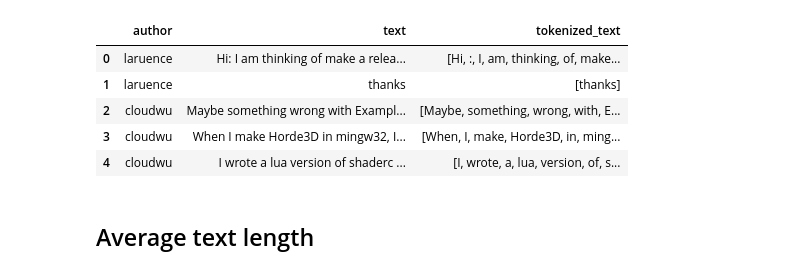
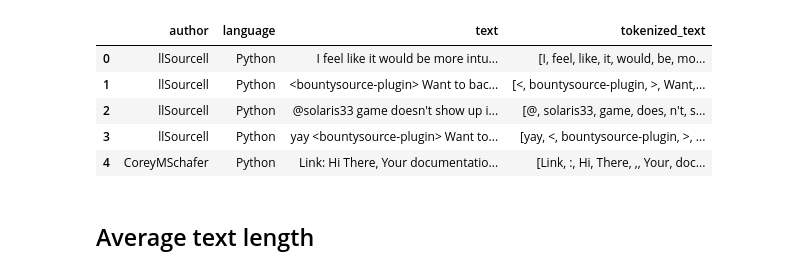
Before and after one commit to shilangyu/NLP-language-complexity, a Jupyter notebook: analysis/basic_data_analysis.ipynb, the cells around one changed output. Cells and saved outputs as stored; diff of their text form; code cells hidden in the pictures.

Commit message:
Refactor notebook to a single dataframe

```diff
--- a/analysis/basic_data_analysis.ipynb
+++ b/analysis/basic_data_analysis.ipynb
@@ -23,0 +1,27 @@ df_C.head()
+# %%
+import pandas as pd
+from matplotlib import pyplot as plt
+import numpy as np
+from pathlib import Path
+import os
+import nltk
+from nltk import word_tokenize
+from tqdm.auto import tqdm
+import shutil
+
+dataset_path = Path('issues.csv.gz')
+
+# download dataset if not already present
+if not dataset_path.exists():
+    import requests
+
+    with requests.get('https://vps-cd52fe2c.vps.ovh.net/nlp/issues.csv.gz', stream=True) as r:
+        content_length = int(r.headers.get("Content-Length"))
+
+        with tqdm.wrapattr(r.raw, 'read', total=content_length, desc='Downloading dataset') as raw:
+            with open(dataset_path, 'wb') as f:
+                shutil.copyfileobj(raw, f)
+
+
+df = pd.read_csv(dataset_path)
+LANGUAGES = df['language'].unique()
@@ -24,10 +44,10 @@ df_C.head()
 # %%
-df_C['tokenized_text'] = df_C['text'].apply(word_tokenize)
-df_C.head()
+df['tokenized_text'] = df['text'].apply(word_tokenize)
+df.head()
 # %% [output]
-|  | author | text | tokenized_text |
-| 0 | laruence | Hi: I am thinking of make a relea... | [Hi, :, I, am, thinking, of, make... |
-| 1 | laruence | thanks | [thanks] |
-| 2 | cloudwu | Maybe something wrong with Exampl... | [Maybe, something, wrong, with, E... |
-| 3 | cloudwu | When I make Horde3D in mingw32, I... | [When, I, make, Horde3D, in, ming... |
-| 4 | cloudwu | I wrote a lua version of shaderc ... | [I, wrote, a, lua, version, of, s... |
+|  | author | language | text | tokenized_text |
+| 0 | llSourcell | Python | I feel like it would be more intu... | [I, feel, like, it, would, be, mo... |
+| 1 | llSourcell | Python | <bountysource-plugin> Want to bac... | [<, bountysource-plugin, >, Want,... |
+| 2 | llSourcell | Python | @solaris33 game doesn't show up i... | [@, solaris33, game, does, n't, s... |
+| 3 | llSourcell | Python | yay <bountysource-plugin> Want to... | [yay, <, bountysource-plugin, >, ... |
+| 4 | CoreyMSchafer | Python | Link: Hi There, Your documentatio... | [Link, :, Hi, There, ,, Your, doc... |
```
Also changed, not shown: parts of 26 cells of this notebook.
